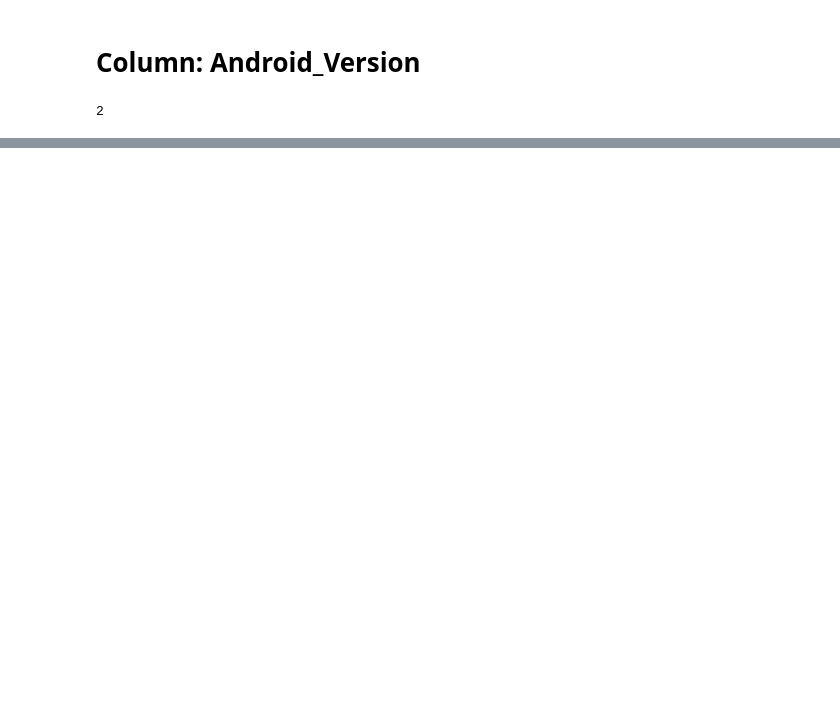
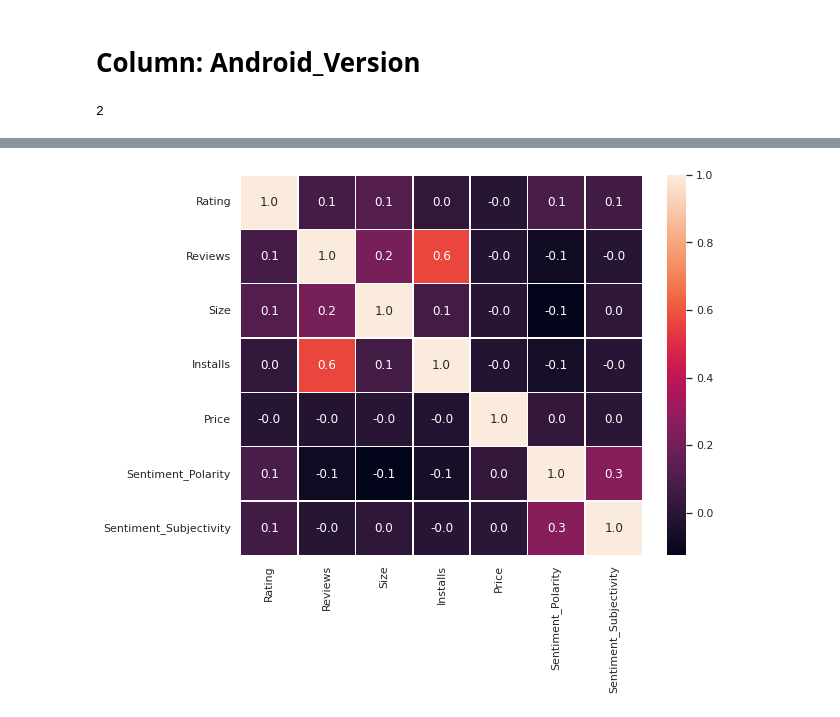
Before and after one commit to shirkepranav98/Play-Store-App-Review-Analysis-, a Jupyter notebook: Pranav_Shirke_Play_Store_App_Review_Analysis_EDA_Project.ipynb, the cells around one changed output, grey strips where cells are left out. Saved outputs shown, nothing was run; the diff lists cells and outputs as text; code cells hidden in the pictures; blank space fills up the shorter version.

```diff
--- a/Pranav_Shirke_Play_Store_App_Review_Analysis_EDA_Project.ipynb
+++ b/Pranav_Shirke_Play_Store_App_Review_Analysis_EDA_Project.ipynb
@@ -276,6 +293,7 @@ play_s_df['Size'] = play_s_df.Size.apply(lambda x: str(x).replace("Varies with d
 play_s_df['Size'] = play_s_df.Size.apply(lambda x: str(x).replace("M","") if "M" in str(x) else x)
 play_s_df['Size'] = play_s_df.Size.apply(lambda x: float(str(x).replace("k",""))/1024 if "k" in str(x) else x)
 play_s_df['Size'] = play_s_df['Size'].astype(float)
+play_s_df['Size'] = play_s_df['Size'].fillna(play_s_df['Size'].mean())
 play_s_df['Size'].dtype
 # %% [output]
 dtype('float64')
@@ -404,0 +409,3 @@ play_s_df.loc[play_s_df.Content_Rating=='Unrated']
+# %%
+# Defining variable to two merged dataset as merged_df
+merged_df = play_s_df.merge(user_r_df, on='App')
@@ -404,0 +448,3 @@ play_s_df.loc[play_s_df.Content_Rating=='Unrated']
+# %%
+# Eliminating the null values as this affect the performance and accuracy of our data analysis.
+merged_df.dropna(inplace=True)
@@ -404,0 +497,7 @@ play_s_df.loc[play_s_df.Content_Rating=='Unrated']
+# %%
+#correlation map
+f,ax = plt.subplots(figsize=(9,7))
+sns.heatmap(merged_df.corr(), annot=True, linewidths=.5, fmt= '.1f',ax=ax)
+plt.show()
+# %% [output]
+[figure, added]
```
Also changed, not shown: parts of 42 cells of this notebook.
